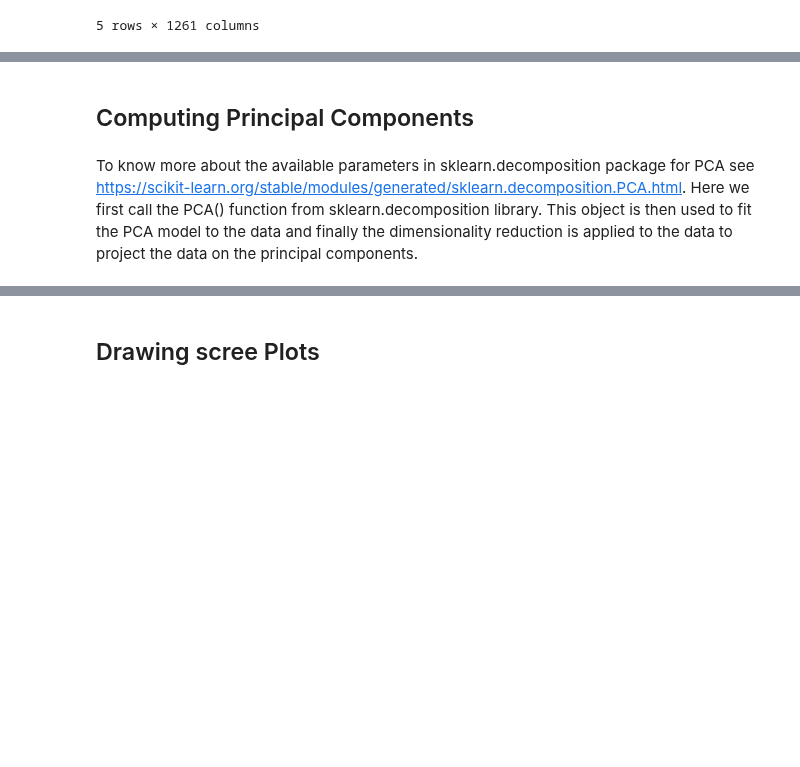
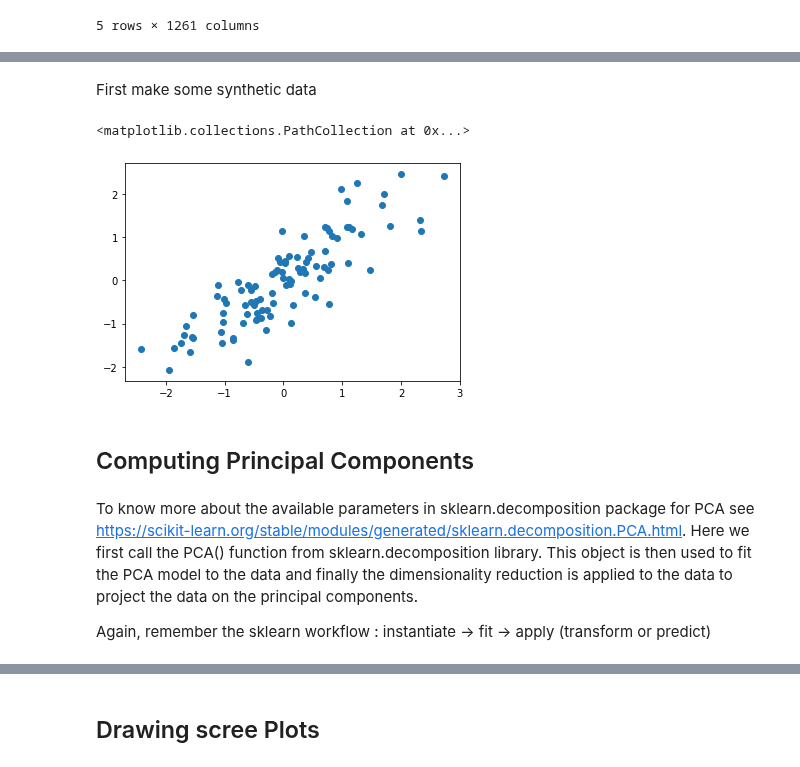
Before and after one commit to oercompbiomed/CBM101, a Jupyter notebook: F_Machine_learning/1_Unsupervised-Learning/1_PCA_exercise.ipynb, the cells around one changed output, grey strips where cells are left out. Saved outputs shown, nothing was run; the diff lists cells and outputs as text; code cells hidden in the pictures; blank space fills up the shorter version.

Commit message:
added projection figure and exercises

```diff
--- a/F_Machine_learning/1_Unsupervised-Learning/1_PCA_exercise.ipynb
+++ b/F_Machine_learning/1_Unsupervised-Learning/1_PCA_exercise.ipynb
@@ -97,6 +118,26 @@ scaled = preprocessing.scale(df)
+# %% [markdown]
+First make some synthetic data
+# %%
+from sklearn.datasets import make_blobs
+# make synthetic data
+X,y = make_blobs(centers=1, random_state=1)
+trns = [[.1,.3],[0,.15]]
+X=X@trns
+X_sc = preprocessing.scale(X)
+
+def scatter(X, y=None):
+    fig=plt.scatter(X[:,0], X[:,1], c=y, cmap='rainbow_r')
+    return fig
+
+scatter(X_sc)
+# %% [output]
+<matplotlib.collections.PathCollection at 0x...>
+[figure, added]
 # %% [markdown]
 ## Computing Principal Components
 # %% [markdown]
 To know more about the available parameters in sklearn.decomposition package for PCA see https://scikit-learn.org/stable/modules/generated/sklearn.decomposition.PCA.html.
 Here we first call the PCA() function from sklearn.decomposition library. This object is then used to fit the PCA model to the data and finally the dimensionality reduction is applied to the data to project the data on the principal components.
+
+Again, remember the sklearn workflow : instantiate -> fit -> apply (transform or predict)
 # %%
```
Also changed, not shown: parts of 14 cells of this notebook.
